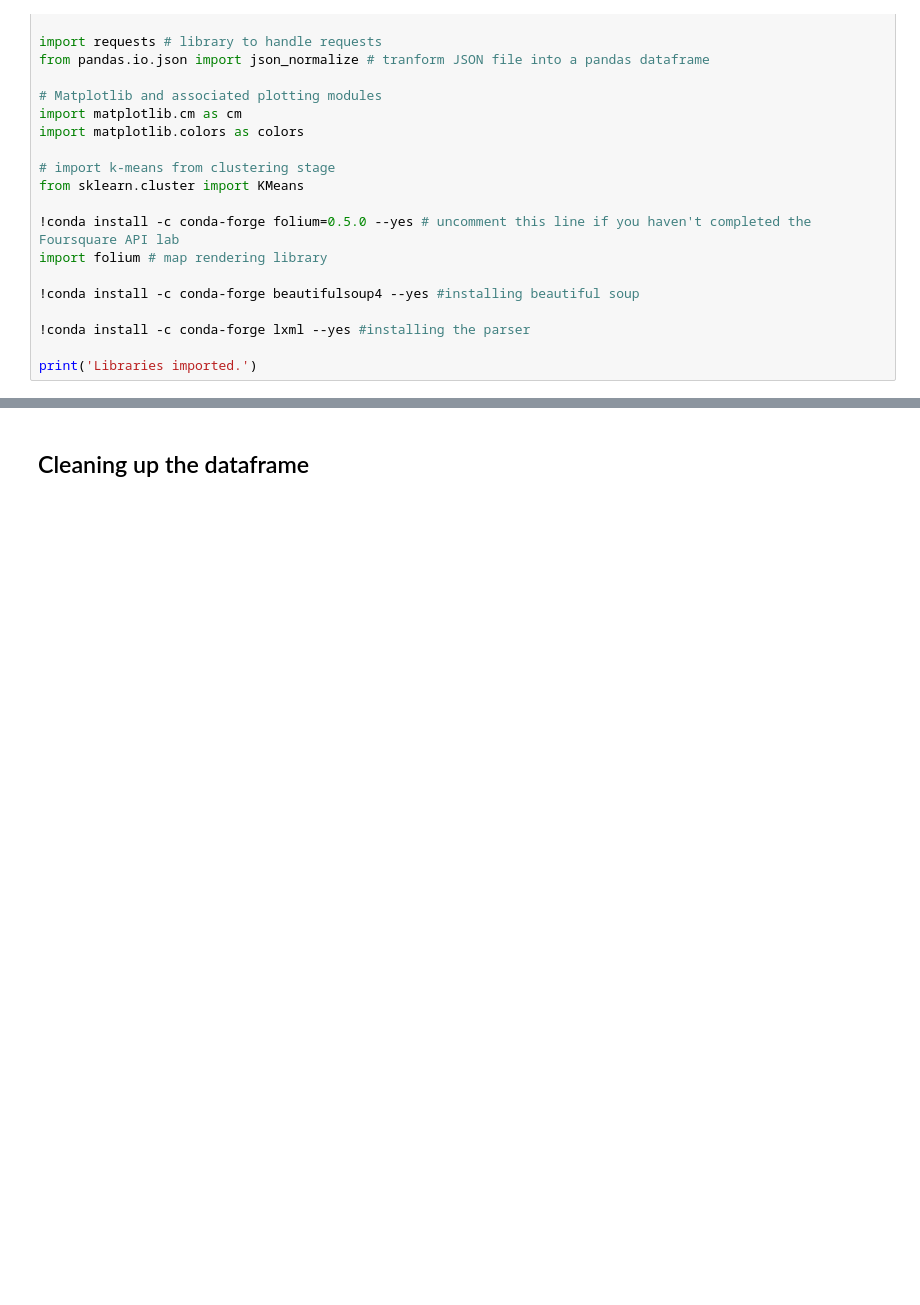
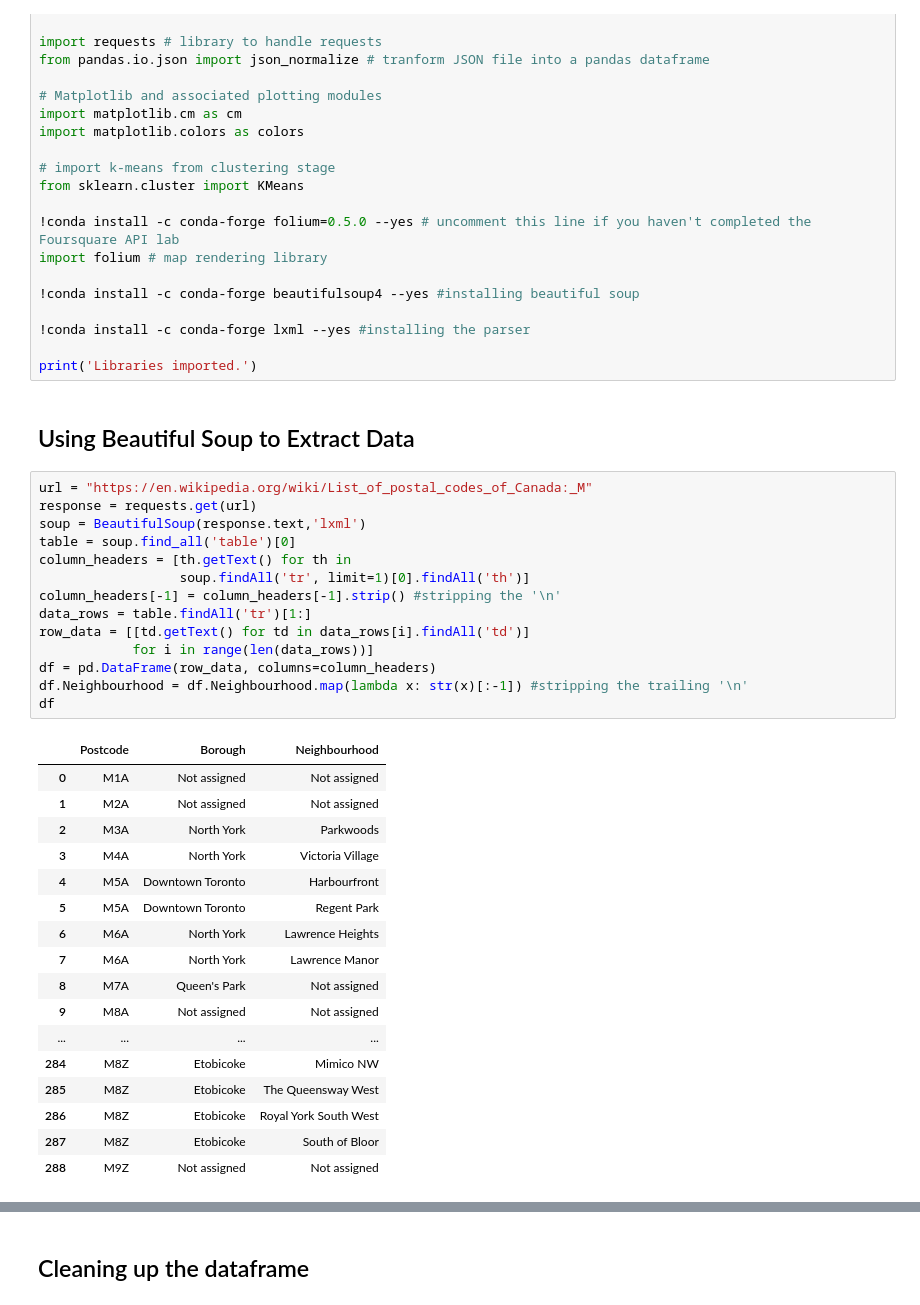
Before and after one commit to mthoencube/Coursera_Capstone, a Jupyter notebook: Toronto Neigbourhood Clustering.ipynb, the cells around one changed output, grey strips where cells are left out. Cells and saved outputs as stored; diff of their text form; blank space fills up the shorter version.

```diff
--- a/Toronto Neigbourhood Clustering.ipynb
+++ b/Toronto Neigbourhood Clustering.ipynb
@@ -34,4 +34,38 @@ import folium # map rendering library
 !conda install -c conda-forge lxml --yes #installing the parser
 
 print('Libraries imported.')
+# %% [markdown]
+## Using Beautiful Soup to Extract Data
+# %%
+url = "https://en.wikipedia.org/wiki/List_of_postal_codes_of_Canada:_M"
+response = requests.get(url)
+soup = BeautifulSoup(response.text,'lxml')
+table = soup.find_all('table')[0]
+column_headers = [th.getText() for th in
+                  soup.findAll('tr', limit=1)[0].findAll('th')]
+column_headers[-1] = column_headers[-1].strip() #stripping the '\n'
+data_rows = table.findAll('tr')[1:]
+row_data = [[td.getText() for td in data_rows[i].findAll('td')]
+            for i in range(len(data_rows))]
+df = pd.DataFrame(row_data, columns=column_headers)
+df.Neighbourhood = df.Neighbourhood.map(lambda x: str(x)[:-1]) #stripping the trailing '\n'
+df
+# %% [output]
+|  | Postcode | Borough | Neighbourhood |
+| 0 | M1A | Not assigned | Not assigned |
+| 1 | M2A | Not assigned | Not assigned |
+| 2 | M3A | North York | Parkwoods |
+| 3 | M4A | North York | Victoria Village |
+| 4 | M5A | Downtown Toronto | Harbourfront |
+| 5 | M5A | Downtown Toronto | Regent Park |
+| 6 | M6A | North York | Lawrence Heights |
+| 7 | M6A | North York | Lawrence Manor |
+| 8 | M7A | Queen's Park | Not assigned |
+| 9 | M8A | Not assigned | Not assigned |
+| ... | ... | ... | ... |
+| 284 | M8Z | Etobicoke | Mimico NW |
+| 285 | M8Z | Etobicoke | The Queensway West |
+| 286 | M8Z | Etobicoke | Royal York South West |
+| 287 | M8Z | Etobicoke | South of Bloor |
+| 288 | M9Z | Not assigned | Not assigned |
 # %% [markdown]
```
Also changed, not shown: parts of 5 cells of this notebook.
